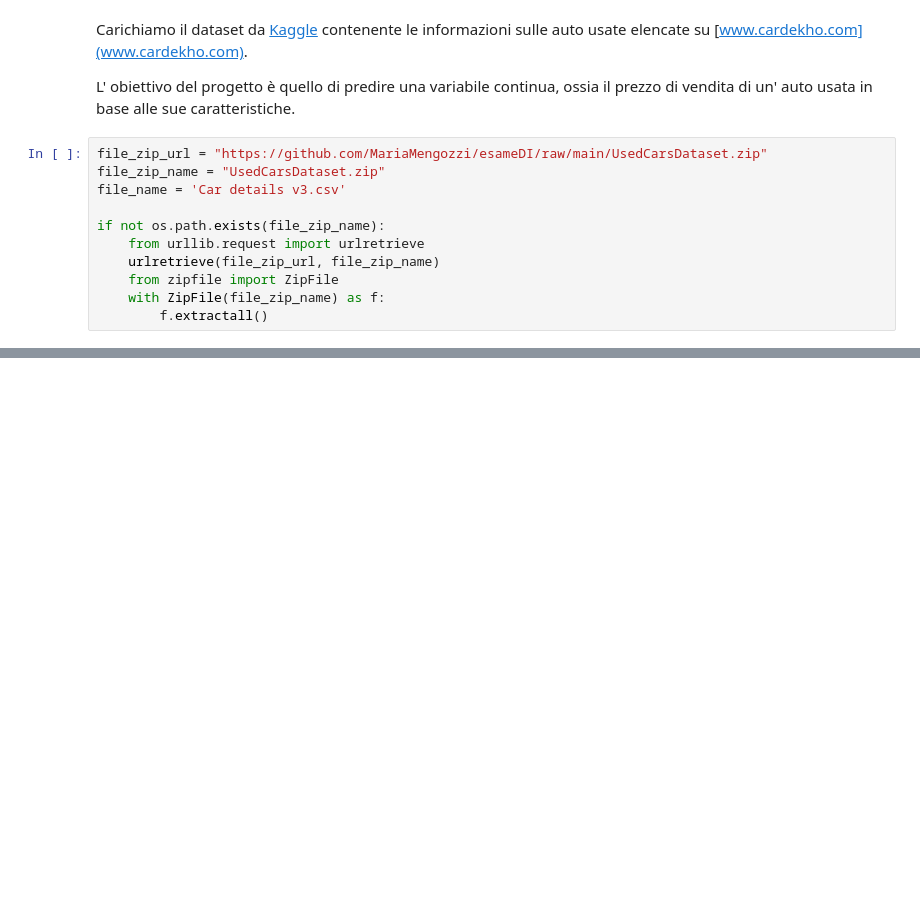
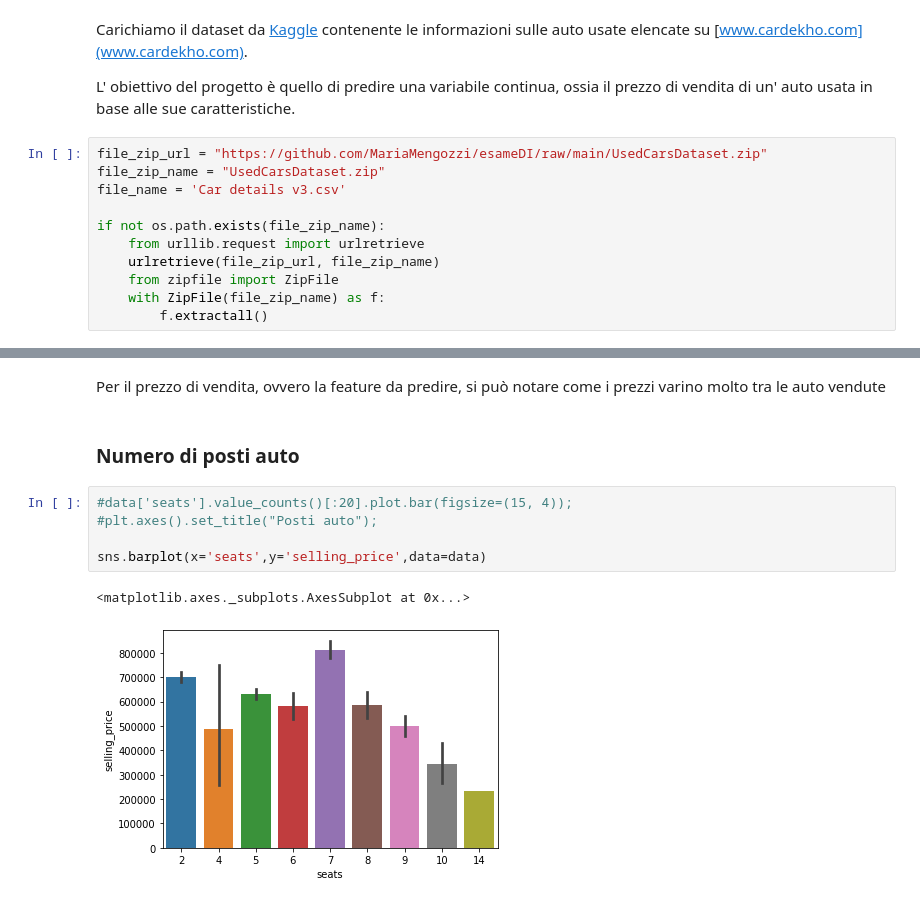
Before and after one commit to MariaMengozzi/esameDI, a Jupyter notebook: Progetto_esame_DI.ipynb, the cells around one changed output, grey strips where cells are left out. Drawn from its saved outputs; the diff is of its cells as text; blank space fills up the shorter version.

```diff
--- a/Progetto_esame_DI.ipynb
+++ b/Progetto_esame_DI.ipynb
@@ -45,0 +352,12 @@ with open(file_name) as dataFile:
+# %% [markdown]
+Per il prezzo di vendita, ovvero la feature da predire, si può notare come i prezzi varino molto tra le auto vendute
+# %% [markdown]
+### Numero di posti auto
+# %%
+#data['seats'].value_counts()[:20].plot.bar(figsize=(15, 4));
+#plt.axes().set_title("Posti auto");
+
+sns.barplot(x='seats',y='selling_price',data=data)
+# %% [output]
+<matplotlib.axes._subplots.AxesSubplot at 0x...>
+[figure, added]
```
Also changed, not shown: parts of 119 cells of this notebook.
